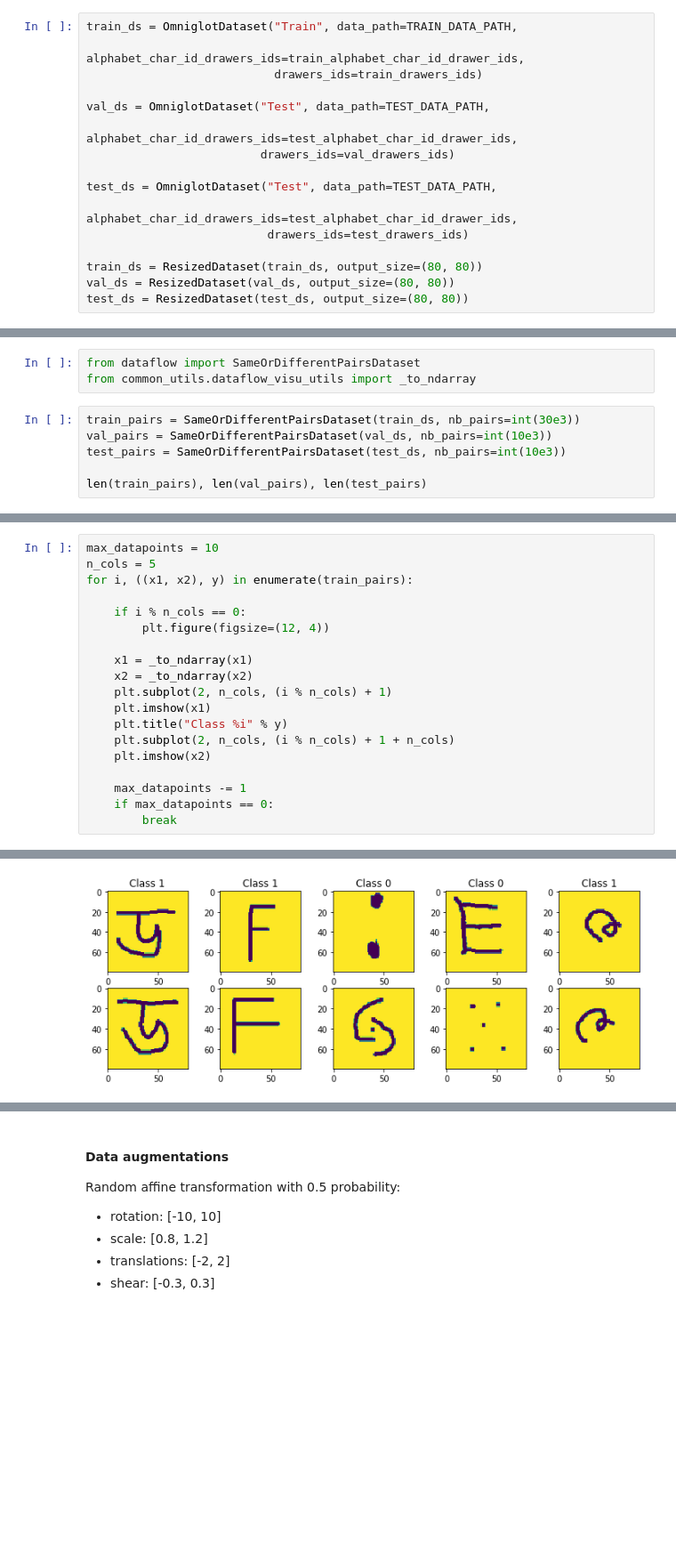
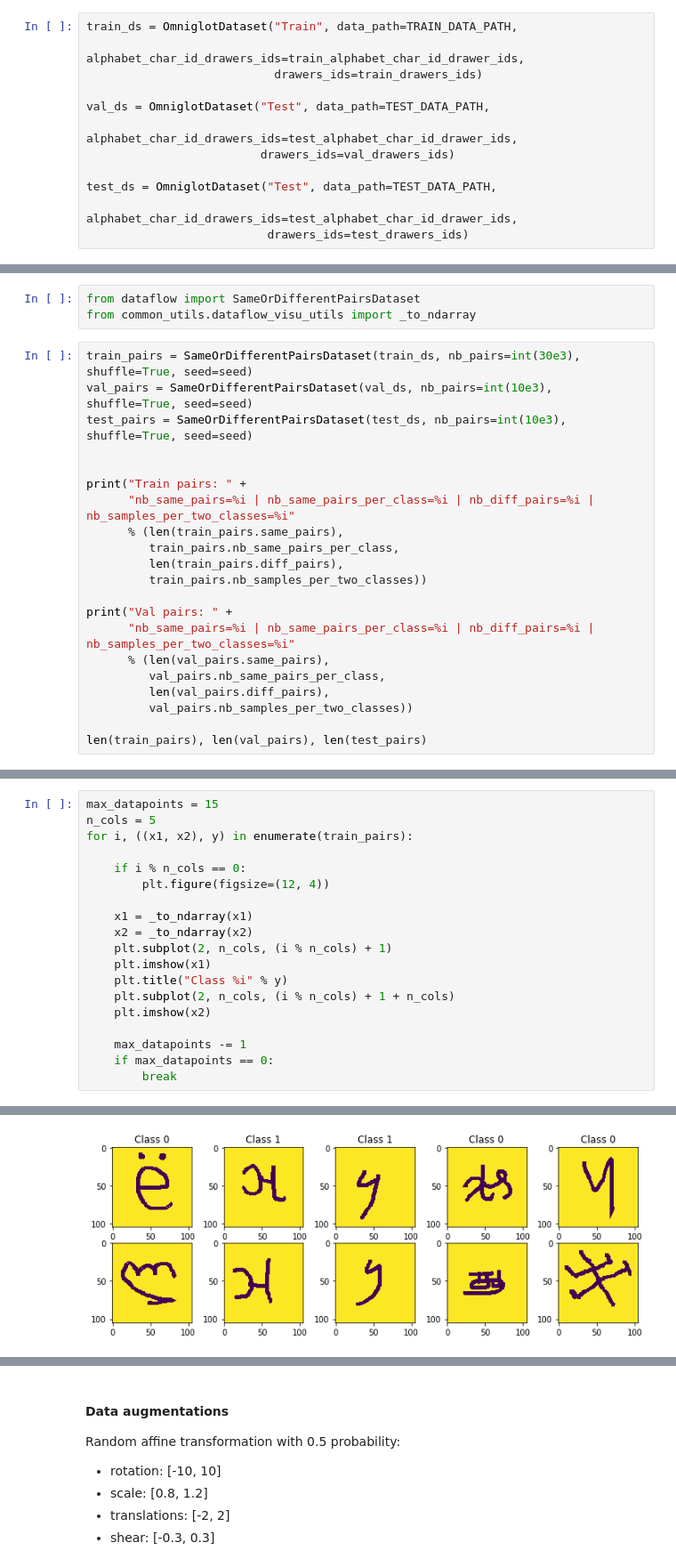
Before and after one commit to vfdev-5/pytorch-my_examples, a Jupyter notebook: SiameseNetworks/Siamese_Networks__2_Omniglot_dataflow.ipynb, the cells around one changed output, grey strips where cells are left out. Shown: that part at 89% size. Saved outputs shown, nothing was run; the diff lists cells and outputs as text; blank space fills up the shorter version.

```diff
--- a/SiameseNetworks/Siamese_Networks__2_Omniglot_dataflow.ipynb
+++ b/SiameseNetworks/Siamese_Networks__2_Omniglot_dataflow.ipynb
@@ -218,10 +215,6 @@ val_ds = OmniglotDataset("Test", data_path=TEST_DATA_PATH,
 test_ds = OmniglotDataset("Test", data_path=TEST_DATA_PATH,
                           alphabet_char_id_drawers_ids=test_alphabet_char_id_drawer_ids,
                           drawers_ids=test_drawers_ids)
-
-train_ds = ResizedDataset(train_ds, output_size=(80, 80))
-val_ds = ResizedDataset(val_ds, output_size=(80, 80))
-test_ds = ResizedDataset(test_ds, output_size=(80, 80))
 # %%
 len(train_ds), len(val_ds), len(test_ds)
 # %% [output]
@@ -246,9 +239,24 @@ Create pairs
 from dataflow import SameOrDifferentPairsDataset
 from common_utils.dataflow_visu_utils import _to_ndarray
 # %%
-train_pairs = SameOrDifferentPairsDataset(train_ds, nb_pairs=int(30e3))
-val_pairs = SameOrDifferentPairsDataset(val_ds, nb_pairs=int(10e3))
-test_pairs = SameOrDifferentPairsDataset(test_ds, nb_pairs=int(10e3))
+train_pairs = SameOrDifferentPairsDataset(train_ds, nb_pairs=int(30e3), shuffle=True, seed=seed)
+val_pairs = SameOrDifferentPairsDataset(val_ds, nb_pairs=int(10e3), shuffle=True, seed=seed)
+test_pairs = SameOrDifferentPairsDataset(test_ds, nb_pairs=int(10e3), shuffle=True, seed=seed)
+
+
+print("Train pairs: " +
+      "nb_same_pairs=%i | nb_same_pairs_per_class=%i | nb_diff_pairs=%i | nb_samples_per_two_classes=%i"
+      % (len(train_pairs.same_pairs),
+         train_pairs.nb_same_pairs_per_class,
+         len(train_pairs.diff_pairs),
+         train_pairs.nb_samples_per_two_classes))
+
+print("Val pairs: " +
+      "nb_same_pairs=%i | nb_same_pairs_per_class=%i | nb_diff_pairs=%i | nb_samples_per_two_classes=%i"
+      % (len(val_pairs.same_pairs),
+         val_pairs.nb_same_pairs_per_class,
+         len(val_pairs.diff_pairs),
+         val_pairs.nb_samples_per_two_classes))
 
 len(train_pairs), len(val_pairs), len(test_pairs)
 # %% [output]
@@ -256,5 +266,5 @@ len(train_pairs), len(val_pairs), len(test_pairs)
 # %%
-max_datapoints = 10
+max_datapoints = 15
 n_cols = 5
 for i, ((x1, x2), y) in enumerate(train_pairs):
 
@@ -277 +287 @@ for i, ((x1, x2), y) in enumerate(train_pairs):
-[figure, old version]
+[figure, new version]
```
Also changed, not shown: parts of 17 cells of this notebook, 10 other files.
